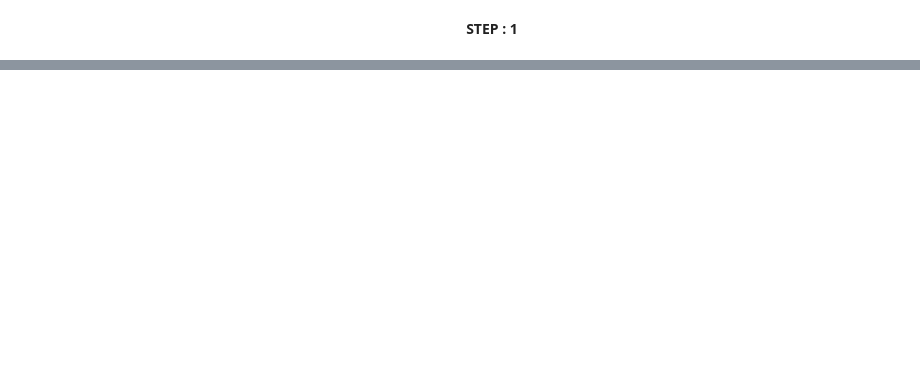
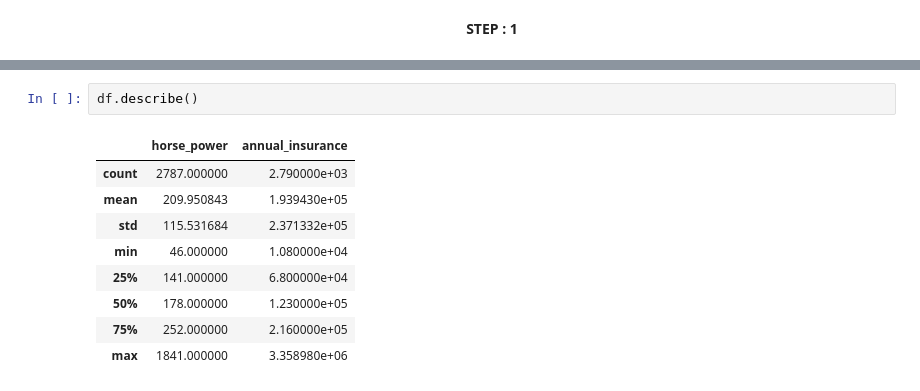
Before and after one commit to Riekobrian/scrapper-SBT-Japan, a Jupyter notebook: datasets/combine_datasets.ipynb, the cells around one changed output, grey strips where cells are left out. Saved outputs shown, nothing was run; the diff lists cells and outputs as text; blank space fills up the shorter version.

```diff
--- a/datasets/combine_datasets.ipynb
+++ b/datasets/combine_datasets.ipynb
@@ -461,0 +181,12 @@ dtype: int64
+# %%
+df.describe()
+# %% [output]
+|  | horse_power | annual_insurance |
+| count | 2787.000000 | 2.790000e+03 |
+| mean | 209.950843 | 1.939430e+05 |
+| std | 115.531684 | 2.371332e+05 |
+| min | 46.000000 | 1.080000e+04 |
+| 25% | 141.000000 | 6.800000e+04 |
+| 50% | 178.000000 | 1.230000e+05 |
+| 75% | 252.000000 | 2.160000e+05 |
+| max | 1841.000000 | 3.358980e+06 |
```
Also changed, not shown: parts of 8 cells of this notebook, 8 other files.
